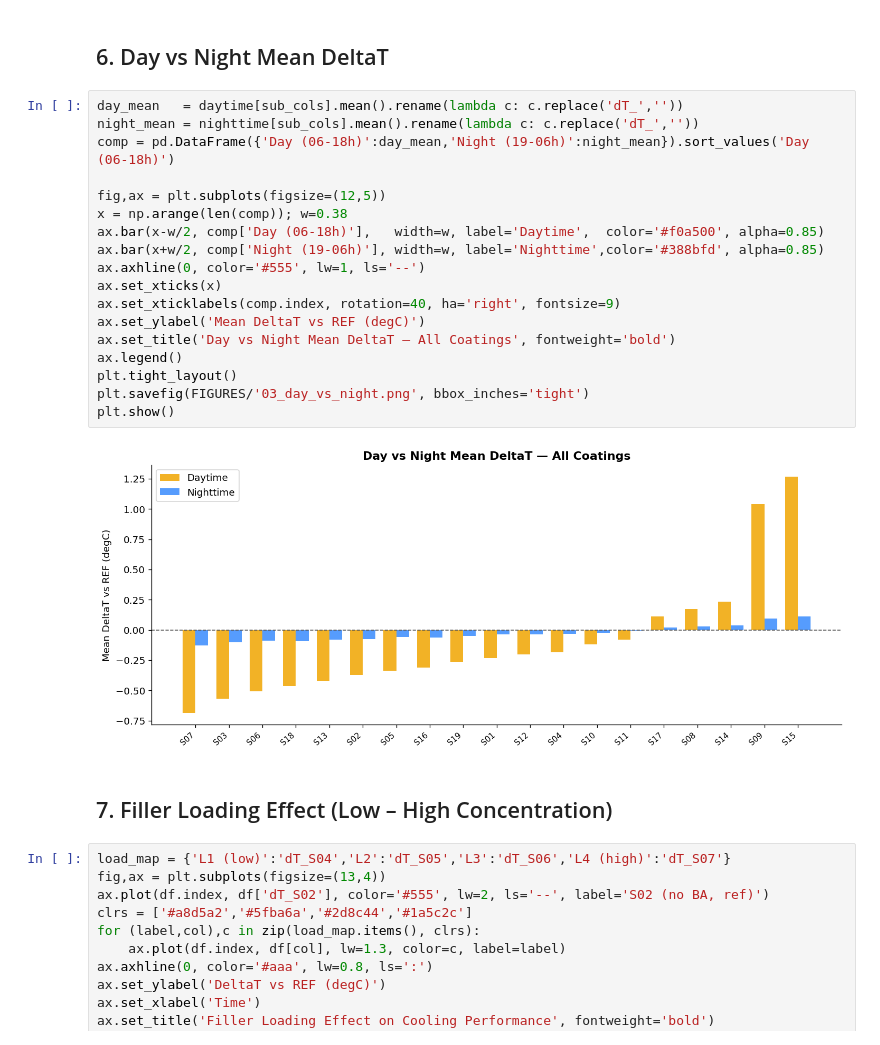
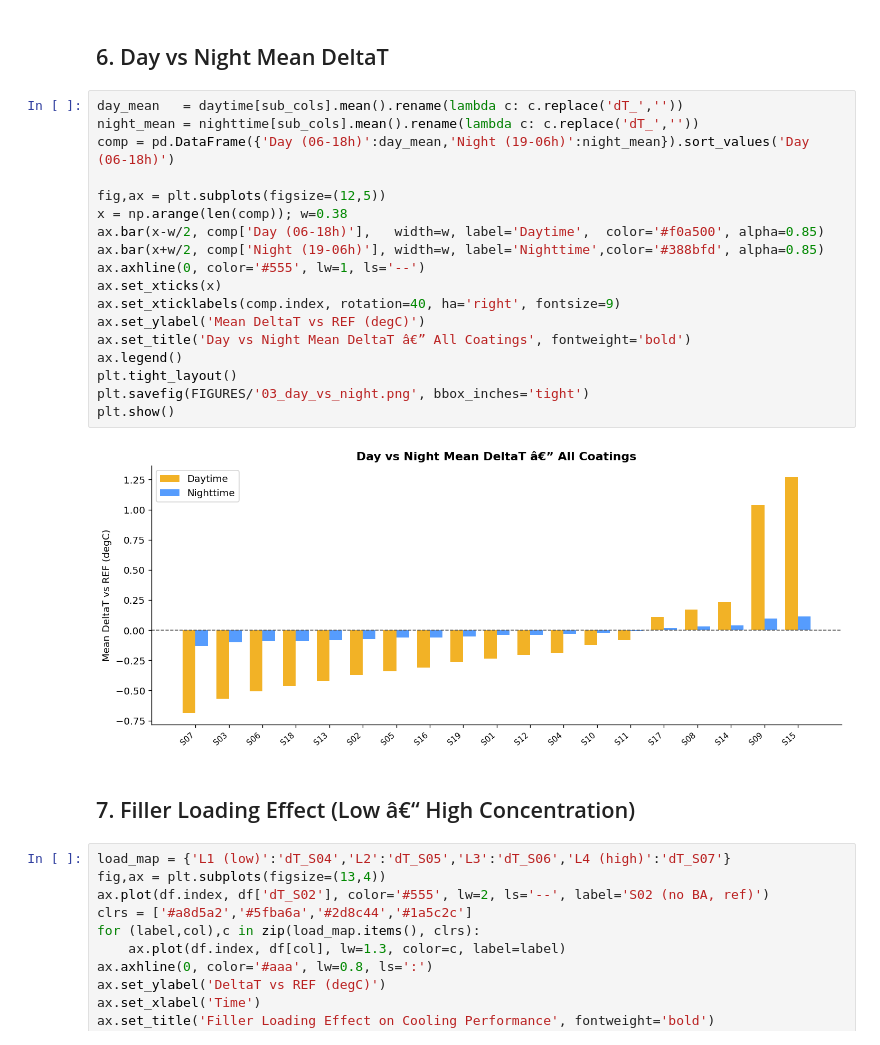
Before and after one commit to ezthunder001/rc-coating-ml, a Jupyter notebook: notebooks/01_eda_rc_coating.ipynb, the cells around one changed output. Saved outputs shown, nothing was run; the diff lists cells and outputs as text.

```diff
--- a/notebooks/01_eda_rc_coating.ipynb
+++ b/notebooks/01_eda_rc_coating.ipynb
@@ -148,25 +174,25 @@ S13   -0.830759
 # %%
 day_mean   = daytime[sub_cols].mean().rename(lambda c: c.replace('dT_',''))
 night_mean = nighttime[sub_cols].mean().rename(lambda c: c.replace('dT_',''))
 comp = pd.DataFrame({'Day (06-18h)':day_mean,'Night (19-06h)':night_mean}).sort_values('Day (06-18h)')
 
 fig,ax = plt.subplots(figsize=(12,5))
 x = np.arange(len(comp)); w=0.38
 ax.bar(x-w/2, comp['Day (06-18h)'],   width=w, label='Daytime',  color='#f0a500', alpha=0.85)
 ax.bar(x+w/2, comp['Night (19-06h)'], width=w, label='Nighttime',color='#388bfd', alpha=0.85)
 ax.axhline(0, color='#555', lw=1, ls='--')
 ax.set_xticks(x)
 ax.set_xticklabels(comp.index, rotation=40, ha='right', fontsize=9)
 ax.set_ylabel('Mean DeltaT vs REF (degC)')
-ax.set_title('Day vs Night Mean DeltaT — All Coatings', fontweight='bold')
+ax.set_title('Day vs Night Mean DeltaT â€” All Coatings', fontweight='bold')
 ax.legend()
 plt.tight_layout()
 plt.savefig(FIGURES/'03_day_vs_night.png', bbox_inches='tight')
 plt.show()
 # %% [output]
-[figure, old version]
+[figure, new version]
 # %% [markdown]
-## 7. Filler Loading Effect (Low – High Concentration)
+## 7. Filler Loading Effect (Low â€“ High Concentration)
 # %%
 load_map = {'L1 (low)':'dT_S04','L2':'dT_S05','L3':'dT_S06','L4 (high)':'dT_S07'}
 fig,ax = plt.subplots(figsize=(13,4))
```
Also changed, not shown: parts of 8 cells of this notebook, 3 other files.
